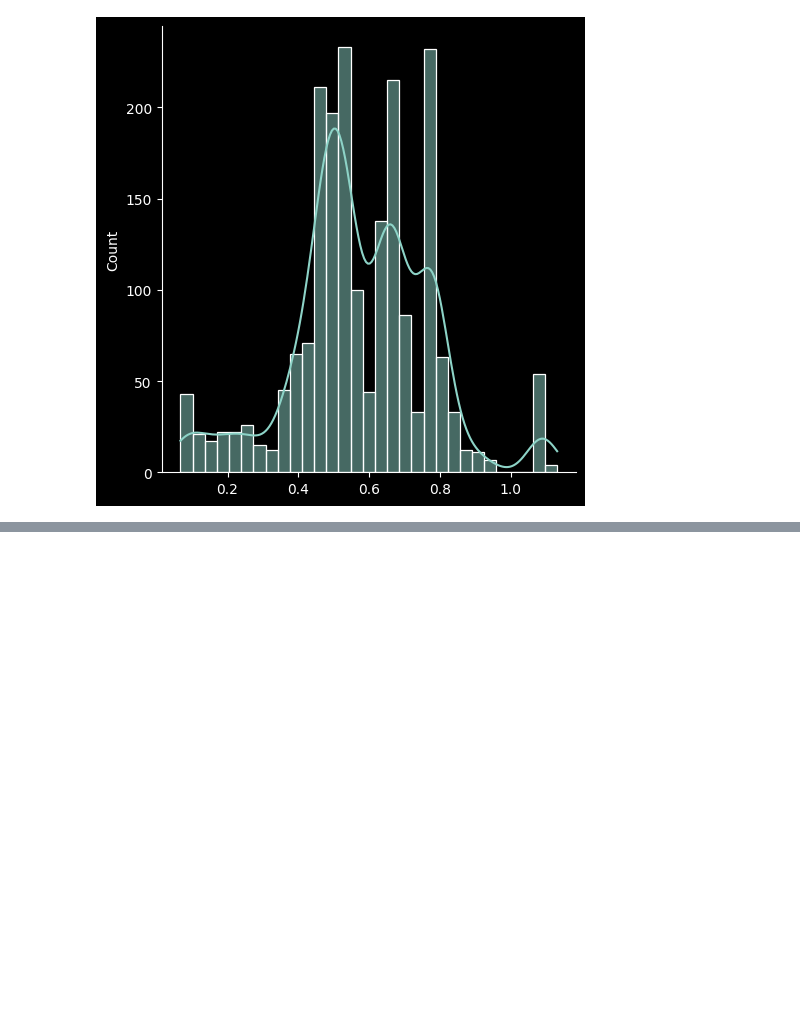
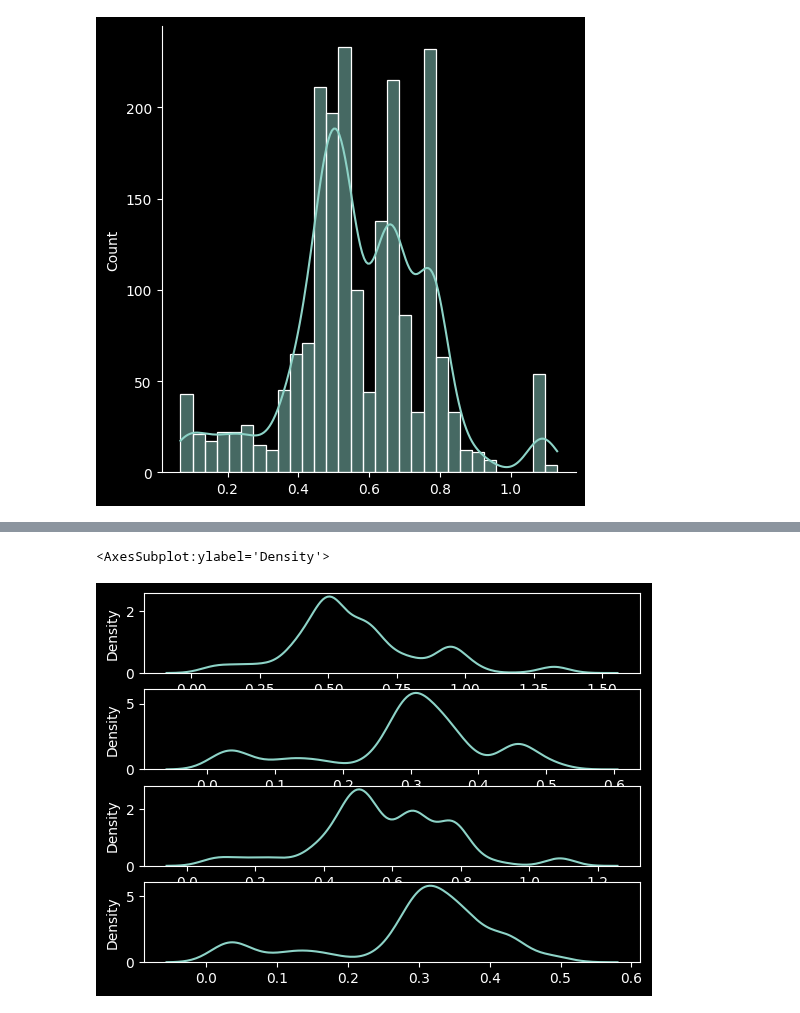
Before and after one commit to tobsthetobs/bsc-dataset-metrics, a Jupyter notebook: brightness.ipynb, the cells around one changed output, grey strips where cells are left out. Cells and saved outputs as stored; diff of their text form; code cells hidden in the pictures; blank space fills up the shorter version.

```diff
--- a/brightness.ipynb
+++ b/brightness.ipynb
@@ -155,0 +169,13 @@ sns.displot(data_br[1], bins=31, kde=True)
+# %%
+f, (ax1, ax2, ax3, ax4) = plt.subplots(4)
+
+sns.kdeplot(data_br[0], ax=ax1)
+
+sns.kdeplot(data_m[0], ax=ax2)
+
+sns.kdeplot(data_br[1], ax=ax3)
+
+sns.kdeplot(data_m[1], ax=ax4)
+# %% [output]
+<AxesSubplot:ylabel='Density'>
+[figure, added]
```
Also changed, not shown: parts of 1 cell of this notebook, 1 other file.
